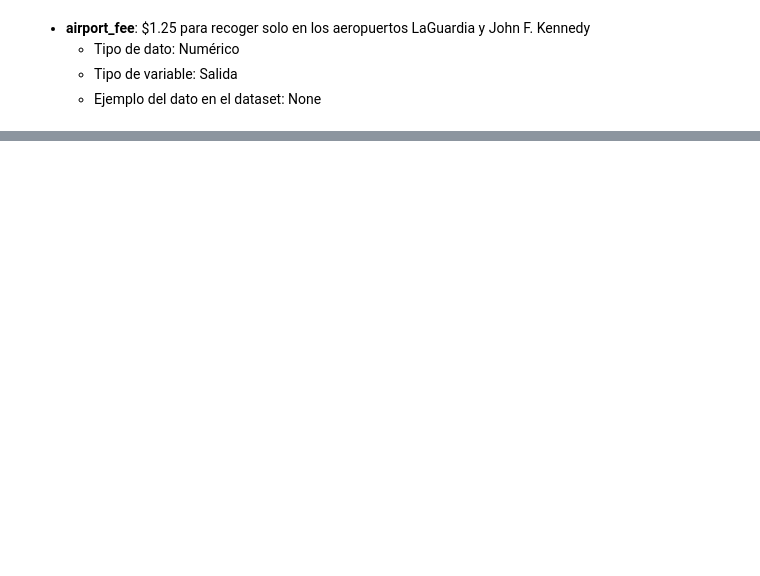
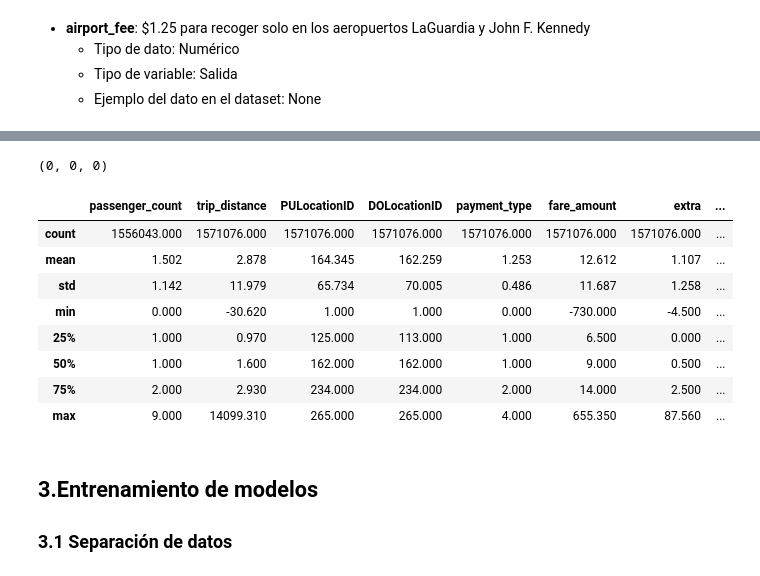
Before and after one commit to santiagobiobot/uba-ia-add-tpfinal, a Jupyter notebook: TP-final-AdDAI.ipynb, the cells around one changed output, grey strips where cells are left out. Saved outputs shown, nothing was run; the diff lists cells and outputs as text; code cells hidden in the pictures; blank space fills up the shorter version.

Commit message:
crear nuevas columnas2

```diff
--- a/TP-final-AdDAI.ipynb
+++ b/TP-final-AdDAI.ipynb
@@ -332,0 +484,41 @@ dataframe.duplicated().sum()
+# %%
+# generamos una nueva columna "duration" con el tiempo de viaje
+ts_init = pd.to_datetime(dataframe['tpep_pickup_datetime']).values.astype(np.int64) / 1000000000
+ts_end = pd.to_datetime(dataframe['tpep_dropoff_datetime']).values.astype(np.int64) / 1000000000
+duration = ts_end - ts_init
+dataframe['duration'] = duration
+
+# ademas creamos 3 categorías para el horario en que se inició el viaje: diurno, vespertino y nocturno
+MORNING_START = 6
+MORNING_END = 13
+AFTERNOON_START = 14
+AFTERNOON_END = 20
+EVENING_START = 21
+EVENING_END = 5
+day_interval = dataframe['tpep_pickup_datetime'].dt.hour
+dataframe['morning'] = pd.cut(day_interval, bins=[-float('Inf'), MORNING_START - 1, MORNING_END, float('Inf')], labels=[0, 1, 0], ordered=False)
+dataframe['afternoon'] = pd.cut(day_interval, bins=[-float('Inf'), AFTERNOON_START - 1, AFTERNOON_END, float('Inf')], labels=[0, 1, 0], ordered=False)
+dataframe['evening'] = pd.cut(day_interval, bins=[-float('Inf'), 0, EVENING_END, EVENING_START, 23, float('Inf')], labels=[0, 1, 0, 1, 0], ordered=False)
+
+# reviso que sean validas
+dataframe['morning'].values.isnull().sum(), dataframe['afternoon'].values.isnull().sum(), dataframe['evening'].values.isnull().sum()
+# %%
+# definimos el umbral mínimo de cantidad de viajes para podar las categorías PULocationID y DOLocationID.
+location_id_min_th_count = 0.01
+total_items = len(dataframe['PULocationID'])
+
+# convertimos PULocationID usando frequency encoding y me quedo con los que representan al menos 1%
+pulocation_id_freq_map = (dataframe['PULocationID'].value_counts(sort=True) / total_items).to_dict()
+dataframe['PULocationIDFreq'] = dataframe['PULocationID'].apply(lambda x: pulocation_id_freq_map[x])
+# convertimos DOLocationID
+dolocation_id_freq_map = (dataframe['DOLocationID'].value_counts(sort=True) / total_items).to_dict()
+dataframe['DOLocationIDFreq'] = dataframe['DOLocationID'].apply(lambda x: dolocation_id_freq_map[x])
+
+#pongo en 0 todas las categorías con menor frecuencia que <location_id_min_th_count>
+def clear_location_low_values(x):
+  if x <= location_id_min_th_count:
+    return 0
+  return x
+
+dataframe['PULocationIDFreq'].apply(lambda x: clear_location_low_values(x))
+dataframe['DOLocationIDFreq'].apply(lambda x: clear_location_low_values(x))
@@ -333,2 +538,22 @@ dataframe.duplicated().sum()
+# %%
+# termino de borrar todos los negatios
+dataframe['morning'].values.isnull().sum(), dataframe['afternoon'].values.isnull().sum(), dataframe['evening'].values.isnull().sum()
+# %% [output]
+(0, 0, 0)
+# %%
+dataframe.describe()
+# %% [output]
+|  | passenger_count | trip_distance | PULocationID | DOLocationID | payment_type | fare_amount | extra | ... |
+| count | 1556043.000 | 1571076.000 | 1571076.000 | 1571076.000 | 1571076.000 | 1571076.000 | 1571076.000 | ... |
+| mean | 1.502 | 2.878 | 164.345 | 162.259 | 1.253 | 12.612 | 1.107 | ... |
+| std | 1.142 | 11.979 | 65.734 | 70.005 | 0.486 | 11.687 | 1.258 | ... |
+| min | 0.000 | -30.620 | 1.000 | 1.000 | 0.000 | -730.000 | -4.500 | ... |
+| 25% | 1.000 | 0.970 | 125.000 | 113.000 | 1.000 | 6.500 | 0.000 | ... |
+| 50% | 1.000 | 1.600 | 162.000 | 162.000 | 1.000 | 9.000 | 0.500 | ... |
+| 75% | 2.000 | 2.930 | 234.000 | 234.000 | 2.000 | 14.000 | 2.500 | ... |
+| max | 9.000 | 14099.310 | 265.000 | 265.000 | 4.000 | 655.350 | 87.560 | ... |
+# %% [markdown]
+## 3.Entrenamiento de modelos
+### 3.1 Separación de datos
 # %%
 # Particionamos en train y test
```
Also changed, not shown: parts of 36 cells of this notebook, 1 other file.
